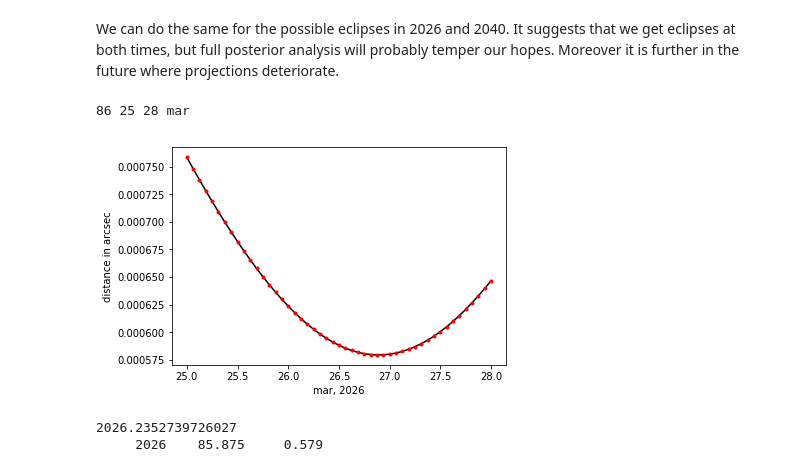
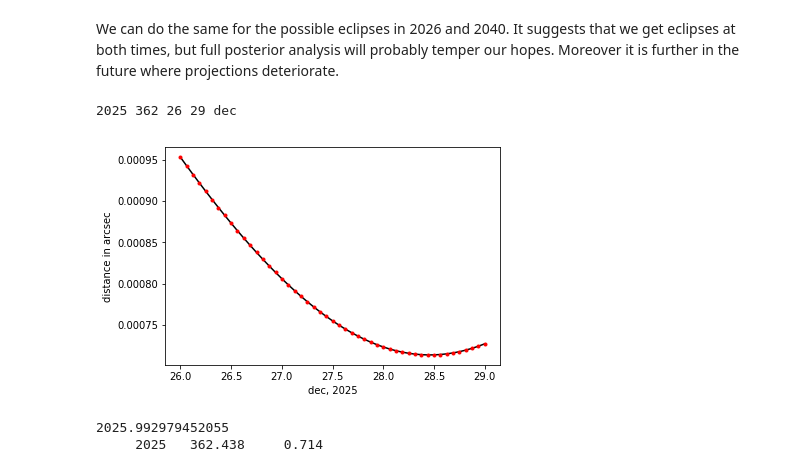
Before and after one commit to dokester/BayesicFitting, a Jupyter notebook: BayesicFitting/examples/alphaComae.ipynb, the cells around one changed output. Saved outputs shown, nothing was run; the diff lists cells and outputs as text; code cells hidden in the pictures.

```diff
--- a/BayesicFitting/examples/alphaComae.ipynb
+++ b/BayesicFitting/examples/alphaComae.ipynb
@@ -40,17 +41,20 @@ import matplotlib.pyplot as plt
 Read the data
 # %%
 tbl = ascii.read( "data/alfcom.dat", include_names=['Date', 'Angle',
-                                            'Separ', 'Nights', 'Precis'] )
+                                'Separ', 'err-a', 'err-s', 'nts', 'pr'] )
+# print( tbl )
 # The table lists:
 #   fractional years
 #   angle in degree
 #   separation in arcsec
 #   number of nights the star is observed
 #   precision in number of decimals in the separation (2 or 3)
-yr = tbl['Date'].data
+yr0 = tbl['Date'].data
 phi = tbl['Angle'].data
 dis = tbl['Separ'].data
-nts = tbl['Nights'].data
-prc = tbl['Precis'].data
+erp = tbl['err-a']
+erd = tbl['err-s']
+nts = tbl['nts'].data
+prc = tbl['pr'].data
 
 phi = numpy.where( phi > 300, phi - 360, phi )
@@ -99,14 +174,18 @@ We define a stellar orbit model. It has 7 parameters: eccentricity, semimajor ax
 All 4 phase parameters get a CircularUniformPrior 0 to 2 pi.
 # %%
 twopi = 2 * math.pi
-mdl = StellarOrbitModel()
+mdl = StellarOrbitModel( spherical=False )
 ## eccen, semimaj, period, phase, inclin, node phase, node pos
 lolim = [0.0, 0.0, 20.0]
 hilim = [0.9, 1.0, 30.0]
 mdl.setLimits( lowLimits=lolim, highLimits=hilim )
-for k in range( 3, 7 ):
-    mdl.setPrior( k, prior=CircularUniformPrior(), limits=[0,twopi] )
 #Tools.printclass( mdl )
+
+mdl.setPrior( 3, prior=CircularUniformPrior(), limits=[0,twopi] )
+mdl.setPrior( 4, prior=CircularUniformPrior(), limits=[0,math.pi] )     ## inclination
+mdl.setPrior( 5, prior=CircularUniformPrior(), limits=[0,twopi] )
+mdl.setPrior( 6, prior=CircularUniformPrior(), limits=[0,twopi] )
+#Tools.printclass( mdl )
 # %% [markdown]
 Define a MultipleOutputProblem which reorganises the multiple outputs: (x,y) into a 1-d array that can be handled by the NestedSampler.
 
@@ -393,46 +493,49 @@ plt.show()
 We can do the same for the possible eclipses in 2026 and 2040.
 It suggests that we get eclipses at both times, but full posterior analysis will probably temper our hopes. Moreover it is further in the future where projections deteriorate.
 # %%
-ys = numpy.linspace( 126., 127., 366, dtype=float )   # 1 years in days
+ys = numpy.linspace( 125., 127., 731, dtype=float )   # 2 years in days
 xs = mdl.result( ys, par )
 rs = numpy.sqrt( numpy.square( xs[:,0] ) + numpy.square( xs[:,1] ) )
 krs = numpy.argmin( rs )
 
 k0 = math.floor( krs - 2 )
 k1 = math.ceil( krs + 1 )
 
 npt = 49
-y0 = 2026.0 + k0/365
-y1 = 2026.0 + k1/365
-for j in range( 12 ):
+y0 = 2025.0 + k0/365
+y1 = 2025.0 + k1/365
+ny = 2025
+for jj in range( 24 ):
+    j = jj % 12
     mname = mnms[j]
     if k0 - mnts[j] < 0 :
         break
     k0 -= mnts[j]
     k1 -= mnts[j]
+ny += jj // 12
 
-print( krs, k0, k1, mname )
+print( ny, krs, k0, k1, mname )
 
 ys = numpy.linspace( y0-1900, y1-1900, npt )
 xs = mdl.result( ys, par )
 rs = numpy.sqrt( numpy.square( xs[:,0] ) + numpy.square( xs[:,1] ) )
 march = numpy.linspace( k0, k1, npt )
 plt.plot( march, rs, 'k-' )
 plt.plot( march, rs, 'r.' )
-plt.xlabel( mname + ", 2026" )
+plt.xlabel( "%s, %d"%(mname, ny) )
 plt.ylabel( "distance in arcsec" )
 plt.show()
 mn = numpy.argmin( rs )
 ysm = ys[mn] + 1900
 print( ysm )
 ym = int( ysm )
 day = 365.0 * ( ysm - ym )
 print( fmt( ym ), fmt( day ), fmt( 1000 * rs[mn] ) )
 # %% [output]
-86 25 28 mar
+2025 362 26 29 dec
-[figure, old version]
+[figure, new version]
-2026.2352739726027
-     2026    85.875     0.579
+2025.992979452055
+     2025   362.438     0.714
 # %%
 mnts[1] = 29       ## 2040 is leap year
 ys = numpy.linspace( 140., 141., 367, dtype=float )   # 1 leap years in days
```
Also changed, not shown: parts of 16 cells of this notebook, 25 other files.
